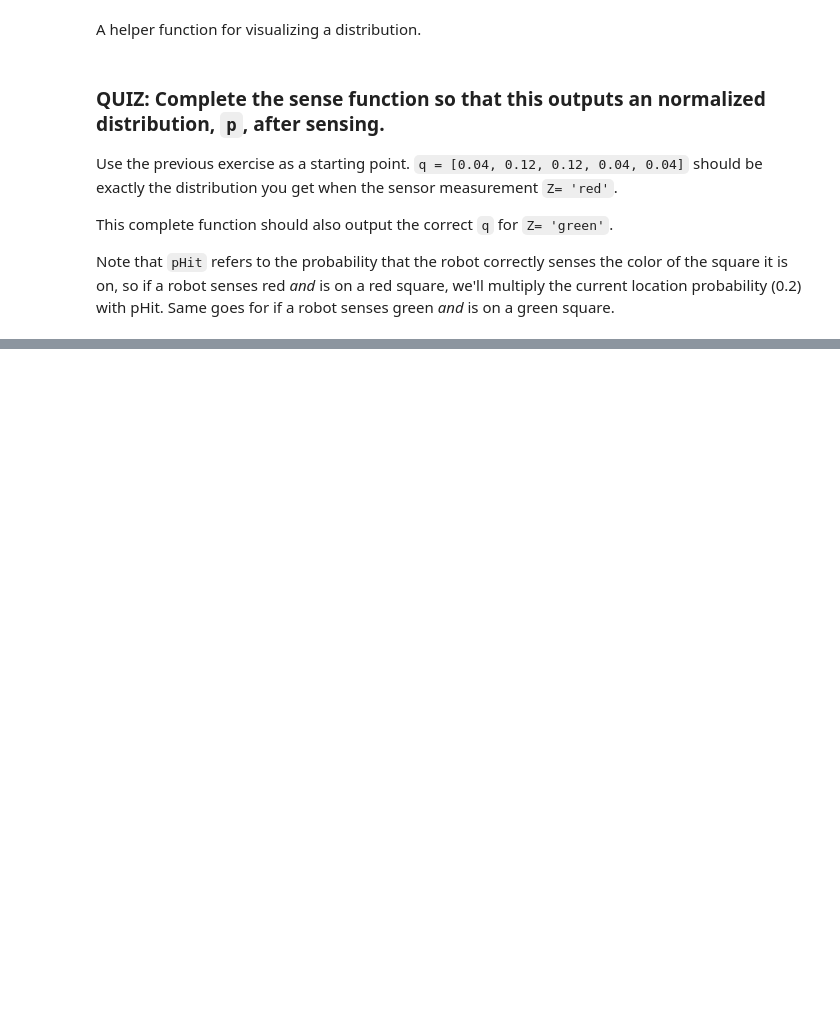
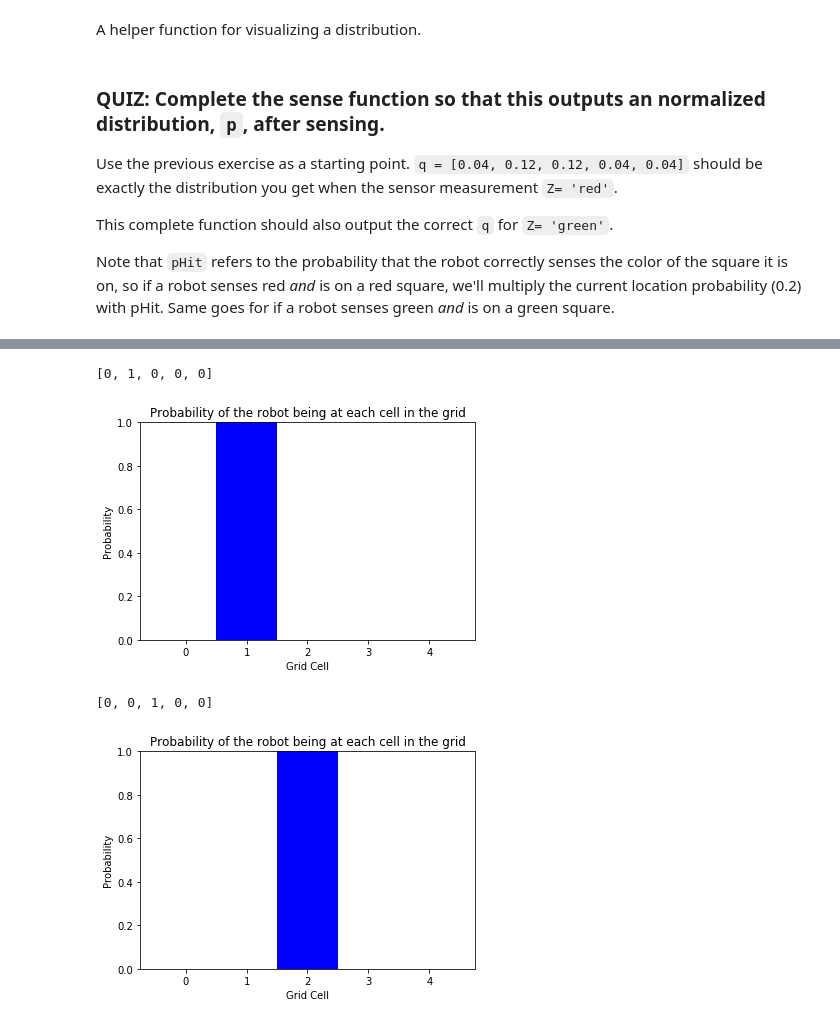
Before and after one commit to fatmirboja/object-tracking, a Jupyter notebook: 1d-robot-world/1. Sense Function.ipynb, the cells around one changed output, grey strips where cells are left out. Drawn from its saved outputs; the diff is of its cells as text; code cells hidden in the pictures; blank space fills up the shorter version.

```diff
--- a/1d-robot-world/1. Sense Function.ipynb
+++ b/1d-robot-world/1. Sense Function.ipynb
@@ -75,0 +104,20 @@ display_map(q)
+# %%
+def move(p, U):
+    q = []
+    for i in range(len(p)):
+        q.append(p[i-U])
+
+    return q
+# %%
+p=[0, 1, 0, 0, 0]
+print(p)
+display_map(p)
+
+p_shift = move(p, 1)
+print(p_shift)
+display_map(p_shift)
+# %% [output]
+[0, 1, 0, 0, 0]
+[figure, added]
+[0, 0, 1, 0, 0]
+[figure, added]
```
Also changed, not shown: parts of 14 cells of this notebook.
